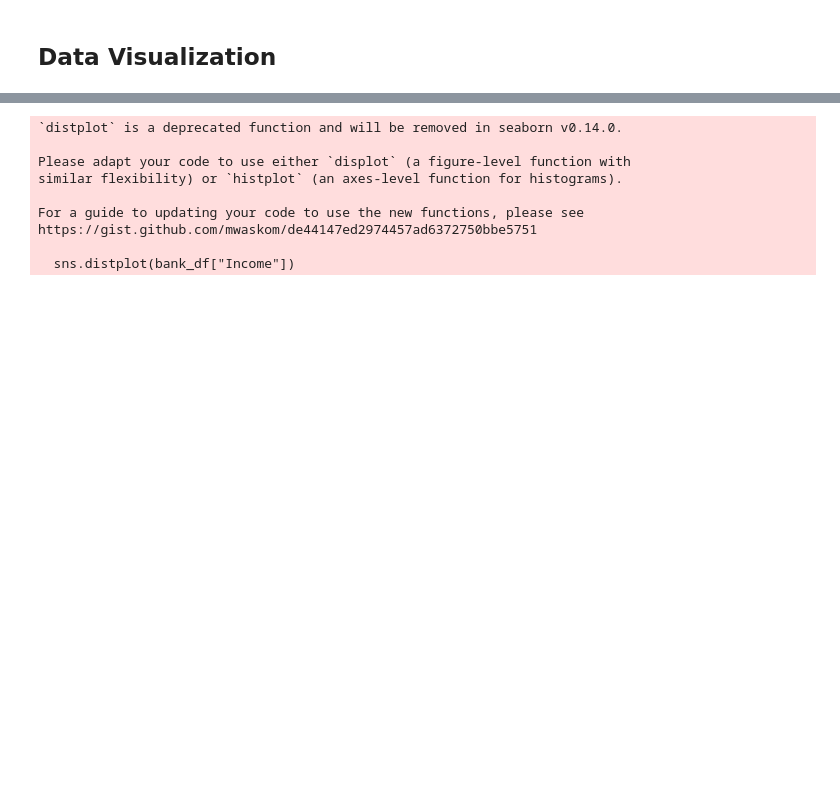
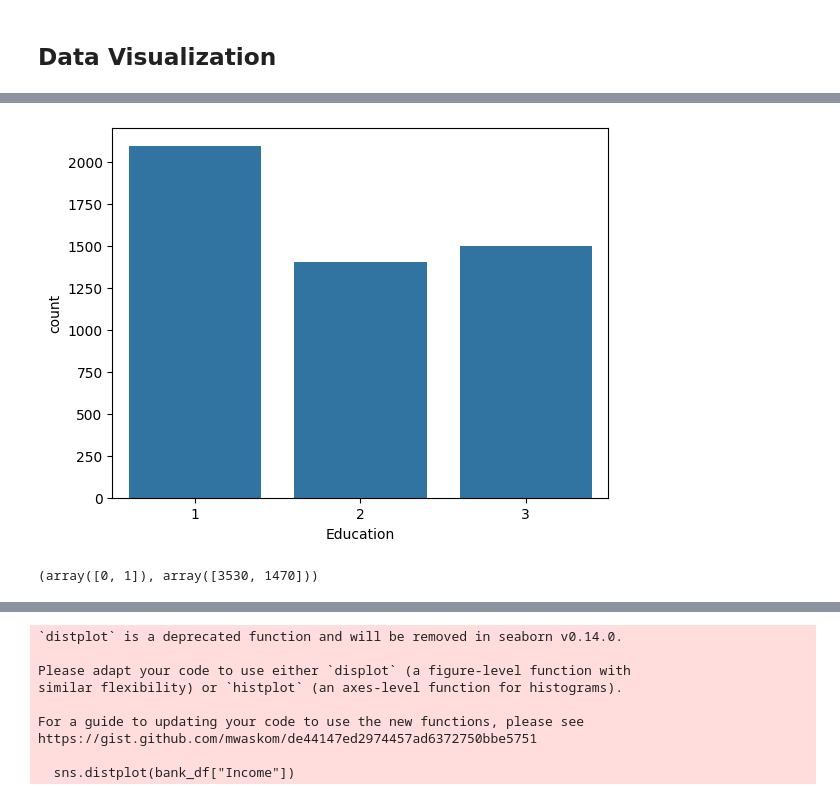
Before and after one commit to Khushboo-Verma2004/AI-ML-2, a Jupyter notebook: Bank Loan Approval PRediction/Bank Loan Approval.ipynb, the cells around one changed output, grey strips where cells are left out. Saved outputs shown, nothing was run; the diff lists cells and outputs as text; code cells hidden in the pictures; blank space fills up the shorter version.

```diff
--- a/Bank Loan Approval PRediction/Bank Loan Approval.ipynb
+++ b/Bank Loan Approval PRediction/Bank Loan Approval.ipynb
@@ -129,4 +141,12 @@ The percentage of customers that took out a personal loan is 9.60%.
 # %%
 #education
+sns.countplot(x = bank_df['Education'])
+plt.show()
+# %% [output]
+[figure, added]
+# %%
+np.unique(bank_df['CreditCard'], return_counts=True)
+# %% [output]
+(array([0, 1]), array([3530, 1470]))
 # %%
 #credit card
```
Also changed, not shown: parts of 5 cells of this notebook.
